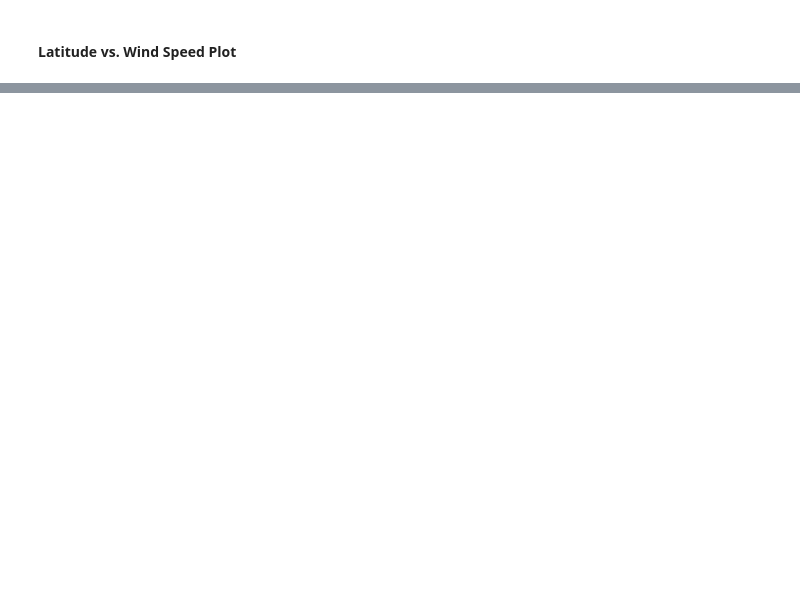
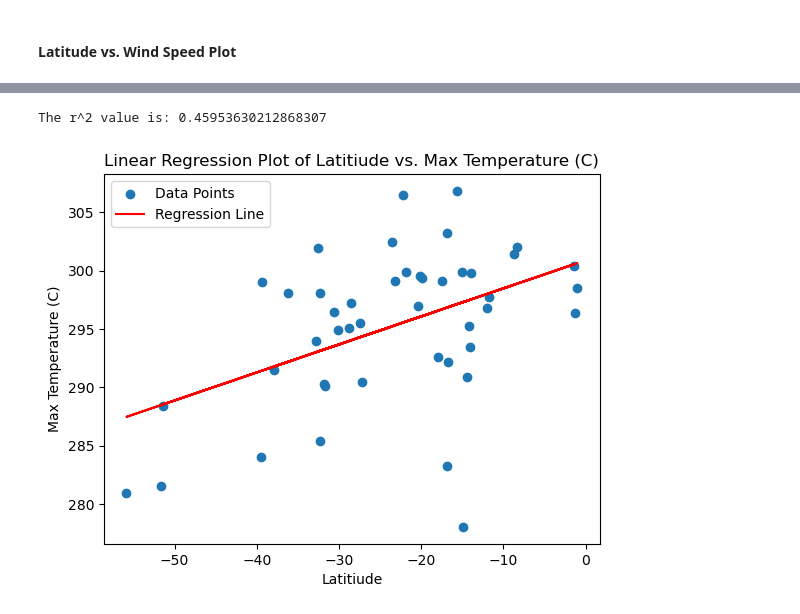
Before and after one commit to JeanR41/python-api-challenge, a Jupyter notebook: WeatherPy/WeatherPy.ipynb, the cells around one changed output, grey strips where cells are left out. Cells and saved outputs as stored; diff of their text form; code cells hidden in the pictures; blank space fills up the shorter version.

```diff
--- a/WeatherPy/WeatherPy.ipynb
+++ b/WeatherPy/WeatherPy.ipynb
@@ -268,0 +272,36 @@ plt.show()
+# %%
+# Define a function to create Linear Regression plots
+def create_linear_regression_plot(x_values, y_values, x_label, y_label, unique_id):
+    # Perform linear regression
+    (slope, intercept, rvalue, pvalue, stderr) = linregress(x_values, y_values)
+
+    # Print the r^2 value
+    print(f"The r^2 value is: {rvalue}")
+
+    # Calculate the regression values
+    regress_values = x_values * slope + intercept
+
+    # Create the equation of the line
+    line_eq = "y = " + str(round(slope, 2)) + "x + " + str(round(intercept, 2))
+
+
+    # Plot the data points
+    plt.scatter(x_values, y_values, label='Data Points')
+
+    # Plot the regression line
+    plt.plot(x_values, regress_values, "r-", label='Regression Line')
+
+    # Annotate the line equation on the plot
+    plt.annotate(line_eq, (min(x_values), max(y_values) * 0.9), fontsize=12, color="red")
+
+    # Set labels and title
+    plt.xlabel(x_label)
+    plt.ylabel(y_label)
+    plt.title(f'Linear Regression Plot of {x_label} vs. {y_label}')
+    plt.legend()
+
+    # Save the figure
+    filename = f"output_data/linregress{unique_id}.png"
+    plt.savefig(filename)
+
+    plt.show()
@@ -268,0 +322,6 @@ plt.show()
+# %%
+# Create a DataFrame with the Southern Hemisphere data (Latitude < 0)
+southern_hemi_df = city_data_df[city_data_df["Lat"] < 0]
+
+# Display sample data
+southern_hemi_df.head()
@@ -268,0 +346,6 @@ plt.show()
+# %%
+# Linear regression on Southern Hemisphere
+create_linear_regression_plot(southern_hemi_df["Lat"], southern_hemi_df["Max Temp"], "Latitiude", "Max Temperature (C)", "2")
+# %% [output]
+The r^2 value is: 0.45953630212868307
+[figure, added]
```
Also changed, not shown: parts of 27 cells of this notebook.
